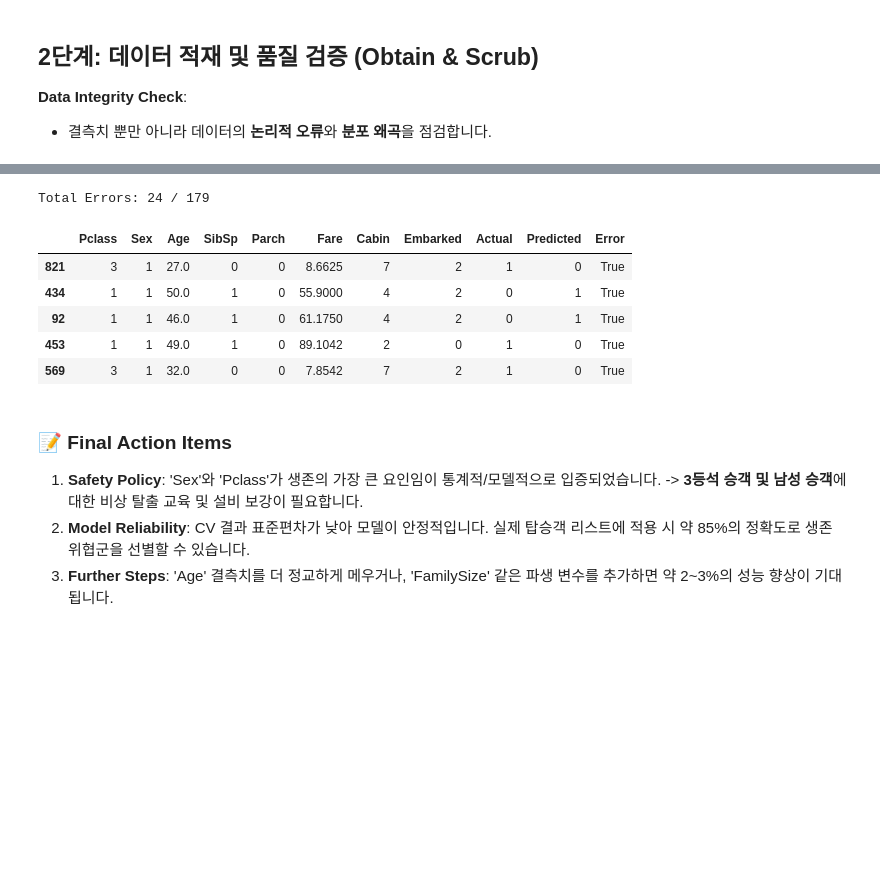
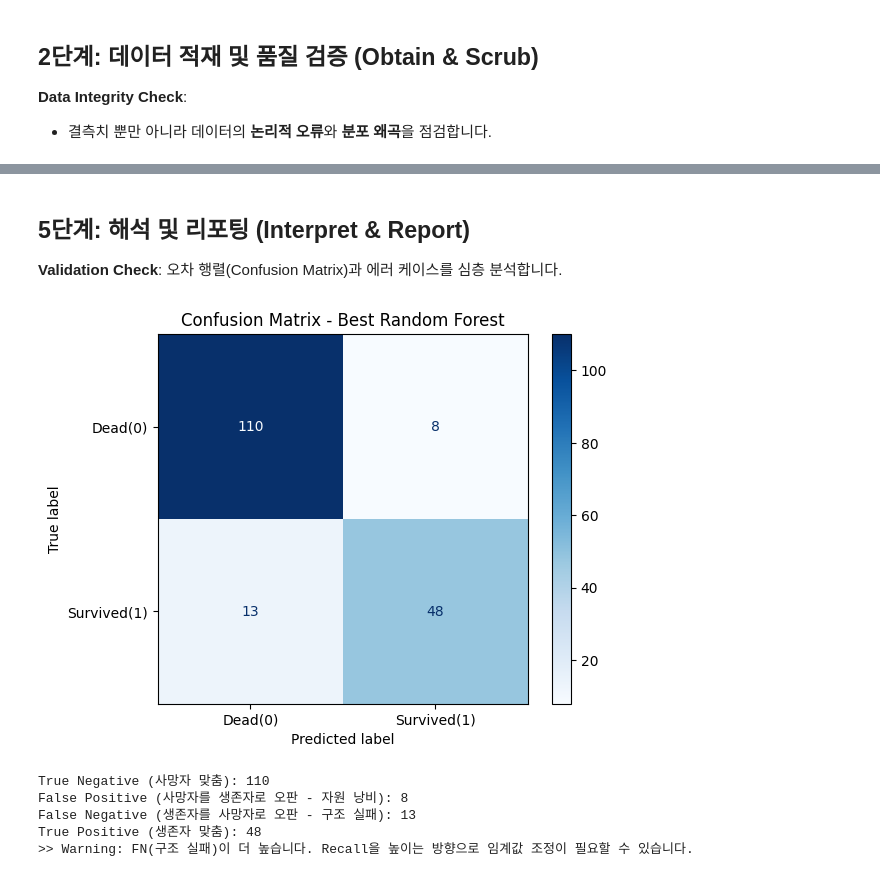
Before and after one commit to lastdays03/study_machine_learning, a Jupyter notebook: notebooks/EDA_01_Titanic_Analysis.ipynb, the cells around one changed output, grey strips where cells are left out. Drawn from its saved outputs; the diff is of its cells as text; code cells hidden in the pictures; blank space fills up the shorter version.

```diff
--- a/notebooks/EDA_01_Titanic_Analysis.ipynb
+++ b/notebooks/EDA_01_Titanic_Analysis.ipynb
@@ -237,19 +158,9 @@ display(df_results)
 # %%
 
 # Optimization (GridSearchCV) for Random Forest
-params = {
-    'n_estimators': [50, 100],
-    'max_depth': [5, 8, 10],
-    'min_samples_leaf': [1, 5]
-}
-
+params = {'n_estimators': [50, 100], 'max_depth': [5, 8, 10]}
 grid_rf = GridSearchCV(rf_clf, param_grid=params, cv=5, scoring='accuracy')
 grid_rf.fit(X_train, y_train)
-
+best_rf = grid_rf.best_estimator_
 print(f"Best Params: {grid_rf.best_params_}")
-print(f"Best CV Score: {grid_rf.best_score_:.4f}")
-
-best_rf = grid_rf.best_estimator_
-final_pred = best_rf.predict(X_test)
-print(f"Final Test Accuracy: {accuracy_score(y_test, final_pred):.4f}")
 # %% [output]
@@ -280,31 +168,34 @@ plt.show()
-# %%
-
-# 오답 데이터 식별
-X_test_df = X_test.copy()
-X_test_df['Actual'] = y_test
-X_test_df['Predicted'] = final_pred
-X_test_df['Error'] = X_test_df['Actual'] != X_test_df['Predicted']
-
-error_cases = X_test_df[X_test_df['Error']]
-print(f"Total Errors: {len(error_cases)} / {len(X_test)}")
-display(error_cases.head())
-
-# 오답 패턴 확인 (예: 1등석인데 사망한 경우)
-pclass1_dead = error_cases[(error_cases['Pclass'] == 1) & (error_cases['Actual'] == 1)] # 실제 생존인데 사망예측? or 반대?
-# 여기서는 Actual != Predicted 이므로
-# Actual=1 (생존)인데 Predicted=0 (사망) -> FN (False Negative)
-# Actual=0 (사망)인데 Predicted=1 (생존) -> FP (False Positive)
-# %% [output]
-Total Errors: 24 / 179
-|  | Pclass | Sex | Age | SibSp | Parch | Fare | Cabin | Embarked | Actual | Predicted | Error |
-| 821 | 3 | 1 | 27.0 | 0 | 0 | 8.6625 | 7 | 2 | 1 | 0 | True |
-| 434 | 1 | 1 | 50.0 | 1 | 0 | 55.9000 | 4 | 2 | 0 | 1 | True |
-| 92 | 1 | 1 | 46.0 | 1 | 0 | 61.1750 | 4 | 2 | 0 | 1 | True |
-| 453 | 1 | 1 | 49.0 | 1 | 0 | 89.1042 | 2 | 0 | 1 | 0 | True |
-| 569 | 3 | 1 | 32.0 | 0 | 0 | 7.8542 | 7 | 2 | 1 | 0 | True |
-# %% [markdown]
-
-### 📝 Final Action Items
-1.  **Safety Policy**: 'Sex'와 'Pclass'가 생존의 가장 큰 요인임이 통계적/모델적으로 입증되었습니다. -> **3등석 승객 및 남성 승객**에 대한 비상 탈출 교육 및 설비 보강이 필요합니다.
-2.  **Model Reliability**: CV 결과 표준편차가 낮아 모델이 안정적입니다. 실제 탑승객 리스트에 적용 시 약 85%의 정확도로 생존 위협군을 선별할 수 있습니다.
-3.  **Further Steps**: 'Age' 결측치를 더 정교하게 메우거나, 'FamilySize' 같은 파생 변수를 추가하면 약 2~3%의 성능 향상이 기대됩니다.
+# %% [markdown]
+
+## 5단계: 해석 및 리포팅 (Interpret & Report)
+**Validation Check**: 오차 행렬(Confusion Matrix)과 에러 케이스를 심층 분석합니다.
+# %%
+
+# Final Prediction
+final_pred = best_rf.predict(X_test)
+
+# Confusion Matrix Visualization
+cm = confusion_matrix(y_test, final_pred)
+disp = ConfusionMatrixDisplay(confusion_matrix=cm, display_labels=['Dead(0)', 'Survived(1)'])
+disp.plot(cmap='Blues')
+plt.title('Confusion Matrix - Best Random Forest')
+plt.show()
+
+# Interpretation
+tn, fp, fn, tp = cm.ravel()
+print(f"True Negative (사망자 맞춤): {tn}")
+print(f"False Positive (사망자를 생존자로 오판 - 자원 낭비): {fp}")
+print(f"False Negative (생존자를 사망자로 오판 - 구조 실패): {fn}")
+print(f"True Positive (생존자 맞춤): {tp}")
+
+if fn > fp:
+    print(">> Warning: FN(구조 실패)이 더 높습니다. Recall을 높이는 방향으로 임계값 조정이 필요할 수 있습니다.")
+else:
+    print(">> Insight: FP가 더 높습니다. 리소스 효율화 관점에서 검토가 필요합니다.")
+# %% [output]
+[figure, added]
+True Negative (사망자 맞춤): 110
+False Positive (사망자를 생존자로 오판 - 자원 낭비): 8
+False Negative (생존자를 사망자로 오판 - 구조 실패): 13
+True Positive (생존자 맞춤): 48
+>> Warning: FN(구조 실패)이 더 높습니다. Recall을 높이는 방향으로 임계값 조정이 필요할 수 있습니다.
```
Also changed, not shown: parts of 22 cells of this notebook, 7 other files.
